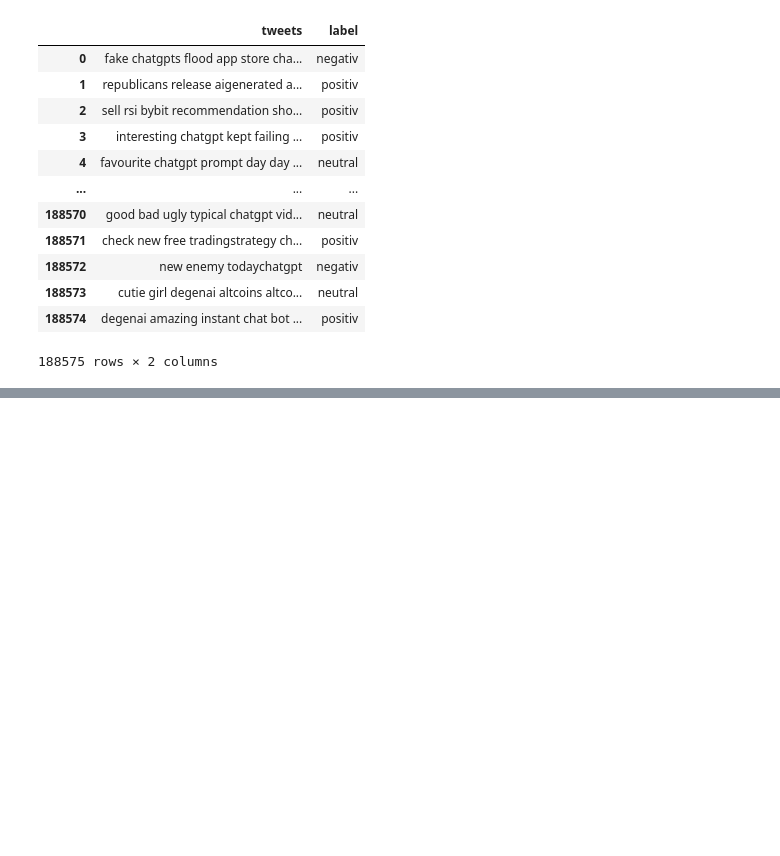
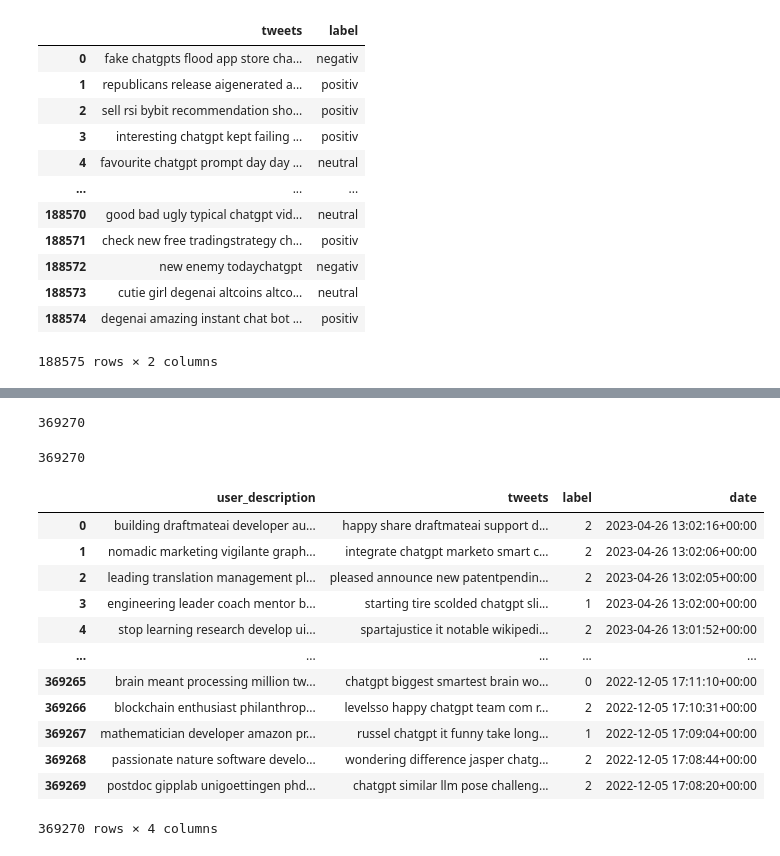
Before and after one commit to Ajkunas/computational-social-media, a Jupyter notebook: predict.ipynb, the cells around one changed output, grey strips where cells are left out. Drawn from its saved outputs; the diff is of its cells as text; code cells hidden in the pictures; blank space fills up the shorter version.

```diff
--- a/predict.ipynb
+++ b/predict.ipynb
@@ -395,0 +475,12 @@ result.to_csv('datasets/sentiment_chatgpt2last.csv')
+# %%
+tokenizer = Tokenizer(num_words=50000)
+tokenizer.fit_on_texts(temp)
+
+tweets = tokenizer.texts_to_sequences(df.text.values)
+
+vocab_size = len(tokenizer.word_index) + 1
+maxlen = 100
+
+tweets = pad_sequences(tweets, padding='post', maxlen=maxlen)
+
+word_index = tokenizer.word_index
@@ -395,0 +517,2 @@ result.to_csv('datasets/sentiment_chatgpt2last.csv')
+# %%
+pred = np.argmax(model.predict(tweets), axis=-1)
@@ -395,0 +531,28 @@ result.to_csv('datasets/sentiment_chatgpt2last.csv')
+# %%
+len(pred_series)
+# %% [output]
+369270
+# %%
+len(df.text)
+# %% [output]
+369270
+# %%
+dataframe = {'user_description': df.user_description.values, 'tweets': df.text.values, 'label': pred, 'date': df.date.values}
+# %%
+result = pd.DataFrame(dataframe)
+# %%
+result
+# %% [output]
+|  | user_description | tweets | label | date |
+| 0 | building draftmateai developer au... | happy share draftmateai support d... | 2 | 2023-04-26 13:02:16+00:00 |
+| 1 | nomadic marketing vigilante graph... | integrate chatgpt marketo smart c... | 2 | 2023-04-26 13:02:06+00:00 |
+| 2 | leading translation management pl... | pleased announce new patentpendin... | 2 | 2023-04-26 13:02:05+00:00 |
+| 3 | engineering leader coach mentor b... | starting tire scolded chatgpt sli... | 1 | 2023-04-26 13:02:00+00:00 |
+| 4 | stop learning research develop ui... | spartajustice it notable wikipedi... | 2 | 2023-04-26 13:01:52+00:00 |
+| ... | ... | ... | ... | ... |
+| 369265 | brain meant processing million tw... | chatgpt biggest smartest brain wo... | 0 | 2022-12-05 17:11:10+00:00 |
+| 369266 | blockchain enthusiast philanthrop... | levelsso happy chatgpt team com r... | 2 | 2022-12-05 17:10:31+00:00 |
+| 369267 | mathematician developer amazon pr... | russel chatgpt it funny take long... | 1 | 2022-12-05 17:09:04+00:00 |
+| 369268 | passionate nature software develo... | wondering difference jasper chatg... | 2 | 2022-12-05 17:08:44+00:00 |
+| 369269 | postdoc gipplab unigoettingen phd... | chatgpt similar llm pose challeng... | 2 | 2022-12-05 17:08:20+00:00 |
+369270 rows × 4 columns
```
Also changed, not shown: parts of 19 cells of this notebook, 3 other files.
